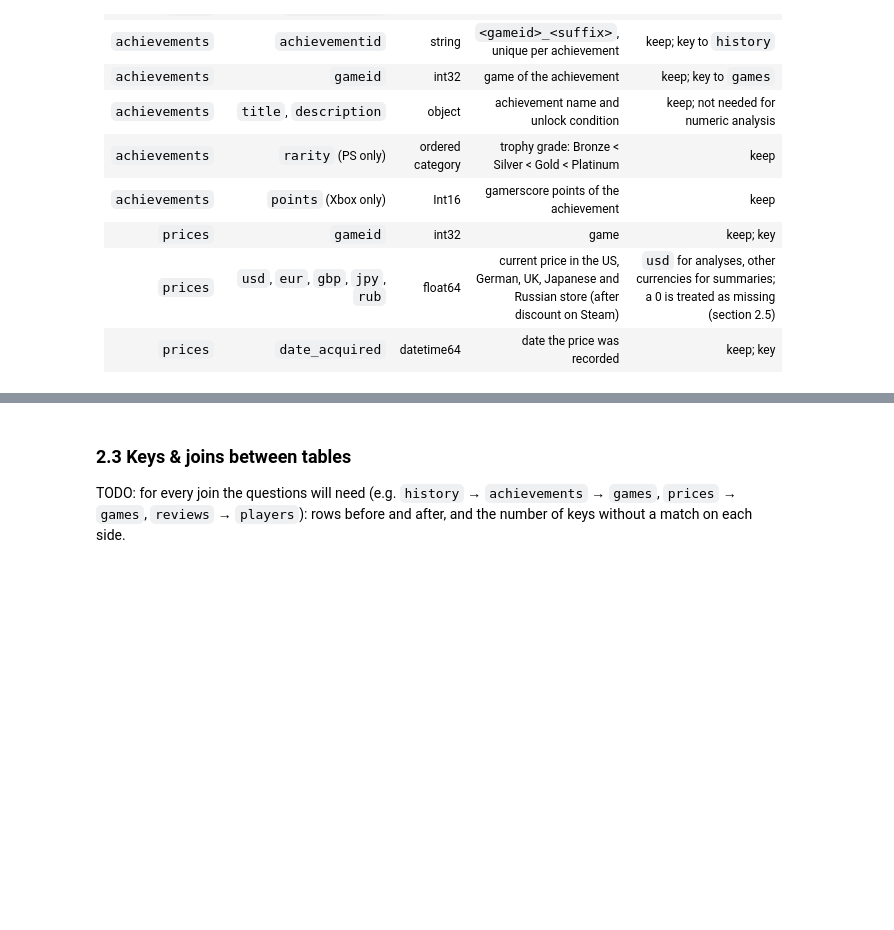
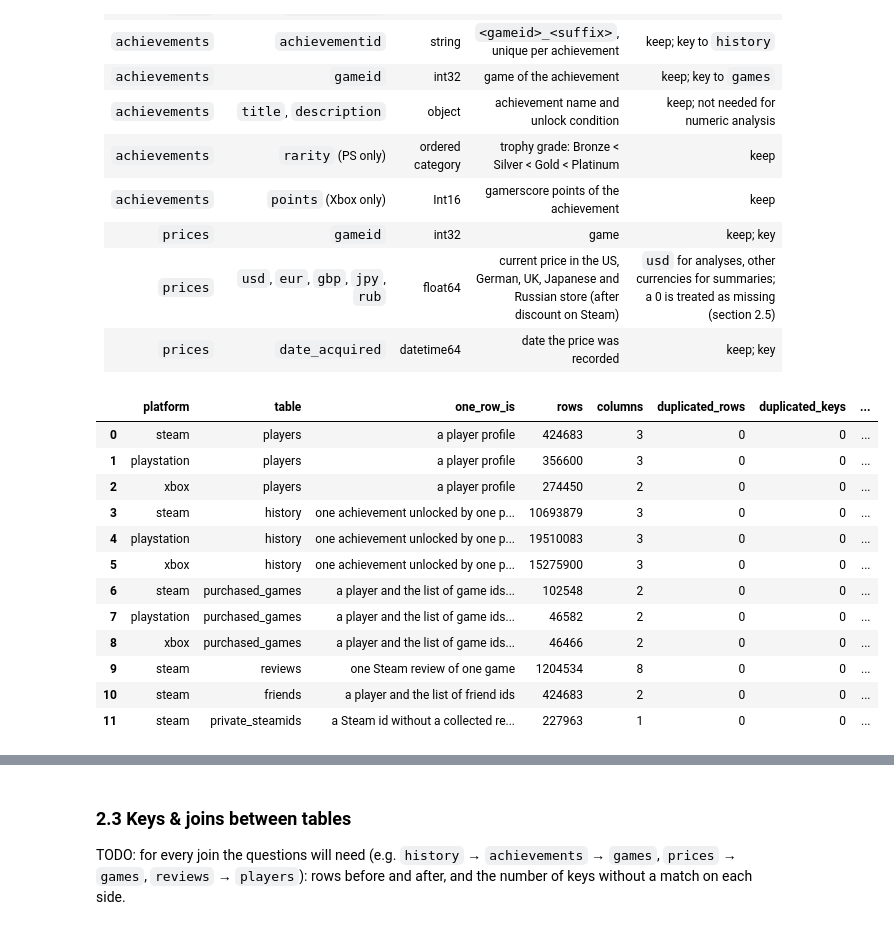
Before and after one commit to minhnguyen1210/Gaming-Profiles, a Jupyter notebook: notebooks/01_collection_exploration.ipynb, the cells around one changed output, grey strips where cells are left out. Saved outputs shown, nothing was run; the diff lists cells and outputs as text; code cells hidden in the pictures; blank space fills up the shorter version.

Commit message:
explore: add player-side overview and data dictionary

```diff
--- a/notebooks/01_collection_exploration.ipynb
+++ b/notebooks/01_collection_exploration.ipynb
@@ -584,4 +579,43 @@ ps_games[ps_games["title"] == "#KILLALLZOMBIES"][["gameid", "title", "platform",
 | `prices` | `usd`, `eur`, `gbp`, `jpy`, `rub` | float64 | current price in the US, German, UK, Japanese and Russian store (after discount on Steam) | `usd` for analyses, other currencies for summaries; a 0 is treated as missing (section 2.5) |
 | `prices` | `date_acquired` | datetime64 | date the price was recorded | keep; key |
 # %%
-# Player side: players, history, purchased_games, reviews, friends, private_steamids (owner: TODO)
+# Player side: players, history, purchased_games, reviews, friends, private_steamids (owner: CaoThien1402)
+# One table at a time (history is 1-1.6 GB): measure it, keep only the numbers, then free the memory.
+KEYS = {"players": ["playerid"], "history": ["playerid", "achievementid"], "purchased_games": ["playerid"],
+        "reviews": ["reviewid"], "friends": ["playerid"], "private_steamids": ["playerid"]}
+ONE_ROW = {"players": "a player profile", "history": "one achievement unlocked by one player",
+           "purchased_games": "a player and the list of game ids in the library",
+           "reviews": "one Steam review of one game", "friends": "a player and the list of friend ids",
+           "private_steamids": "a Steam id without a collected review"}
+
+player_overview = []
+for platform, name in PLAYER_SIDE_TABLES:
+    df = load_player_table(platform, name)
+    key = KEYS[name]
+    # A fully duplicated row also repeats its key, so it is enough to compare rows inside repeated keys
+    repeated_key = df.duplicated(key, keep=False)
+    player_overview.append({
+        "platform": platform, "table": name, "one_row_is": ONE_ROW[name],
+        "rows": len(df), "columns": df.shape[1],
+        "duplicated_rows": int(df[repeated_key].duplicated().sum()),
+        "duplicated_keys": int(df.duplicated(key).sum()),
+        # rows whose non-key columns are all empty (an empty list cell, or no country and no creation date)
+        "rows_empty_except_key": int(df.drop(columns=key).isna().all(axis=1).sum()) if df.shape[1] > len(key) else 0,
+    })
+    del df, repeated_key
+    gc.collect()
+pd.DataFrame(player_overview)
+# %% [output]
+|  | platform | table | one_row_is | rows | columns | duplicated_rows | duplicated_keys | ... |
+| 0 | steam | players | a player profile | 424683 | 3 | 0 | 0 | ... |
+| 1 | playstation | players | a player profile | 356600 | 3 | 0 | 0 | ... |
+| 2 | xbox | players | a player profile | 274450 | 2 | 0 | 0 | ... |
+| 3 | steam | history | one achievement unlocked by one p... | 10693879 | 3 | 0 | 0 | ... |
+| 4 | playstation | history | one achievement unlocked by one p... | 19510083 | 3 | 0 | 0 | ... |
+| 5 | xbox | history | one achievement unlocked by one p... | 15275900 | 3 | 0 | 0 | ... |
+| 6 | steam | purchased_games | a player and the list of game ids... | 102548 | 2 | 0 | 0 | ... |
+| 7 | playstation | purchased_games | a player and the list of game ids... | 46582 | 2 | 0 | 0 | ... |
+| 8 | xbox | purchased_games | a player and the list of game ids... | 46466 | 2 | 0 | 0 | ... |
+| 9 | steam | reviews | one Steam review of one game | 1204534 | 8 | 0 | 0 | ... |
+| 10 | steam | friends | a player and the list of friend ids | 424683 | 2 | 0 | 0 | ... |
+| 11 | steam | private_steamids | a Steam id without a collected re... | 227963 | 1 | 0 | 0 | ... |
```
Also changed, not shown: parts of 3 cells of this notebook.
